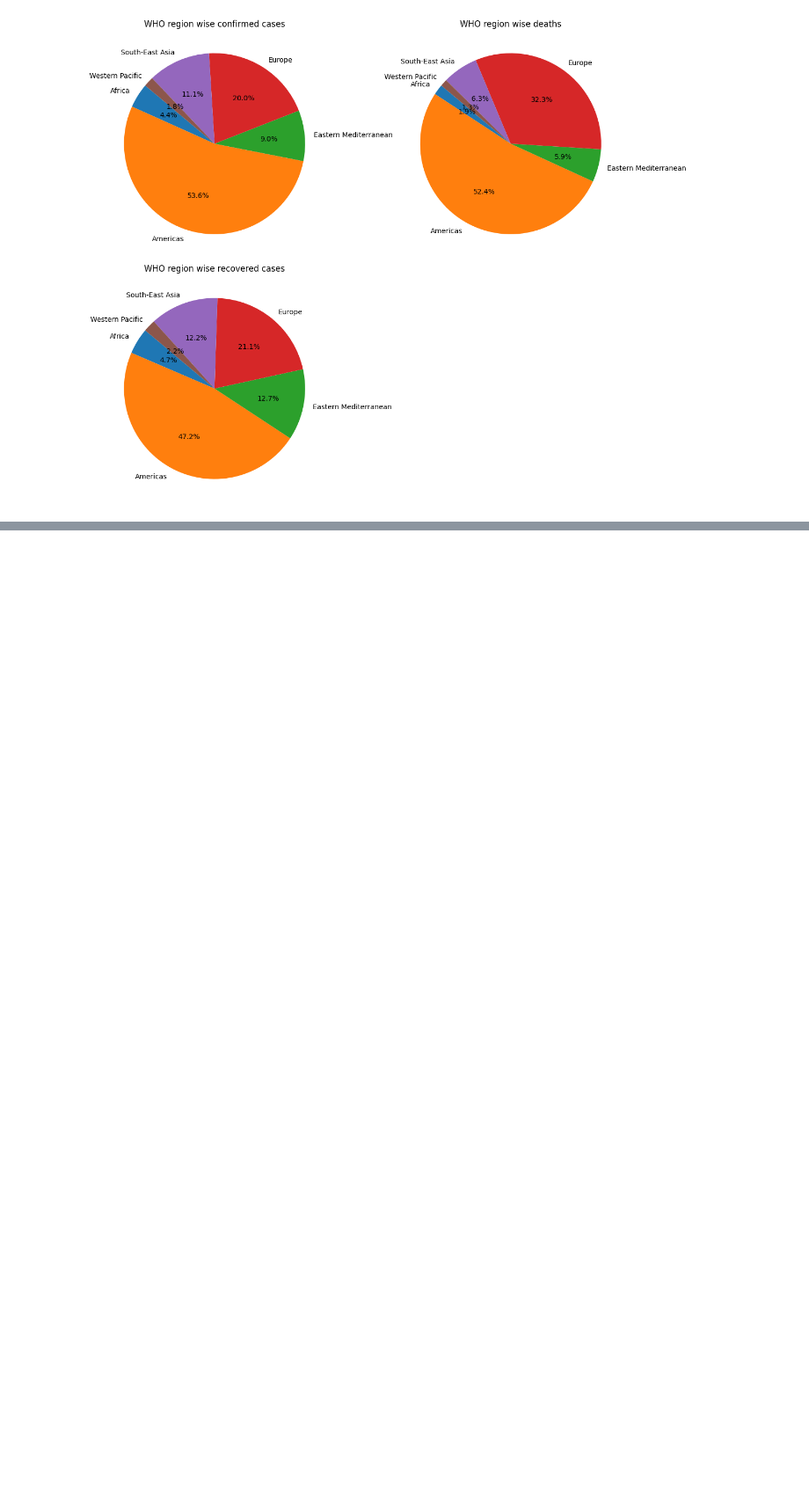
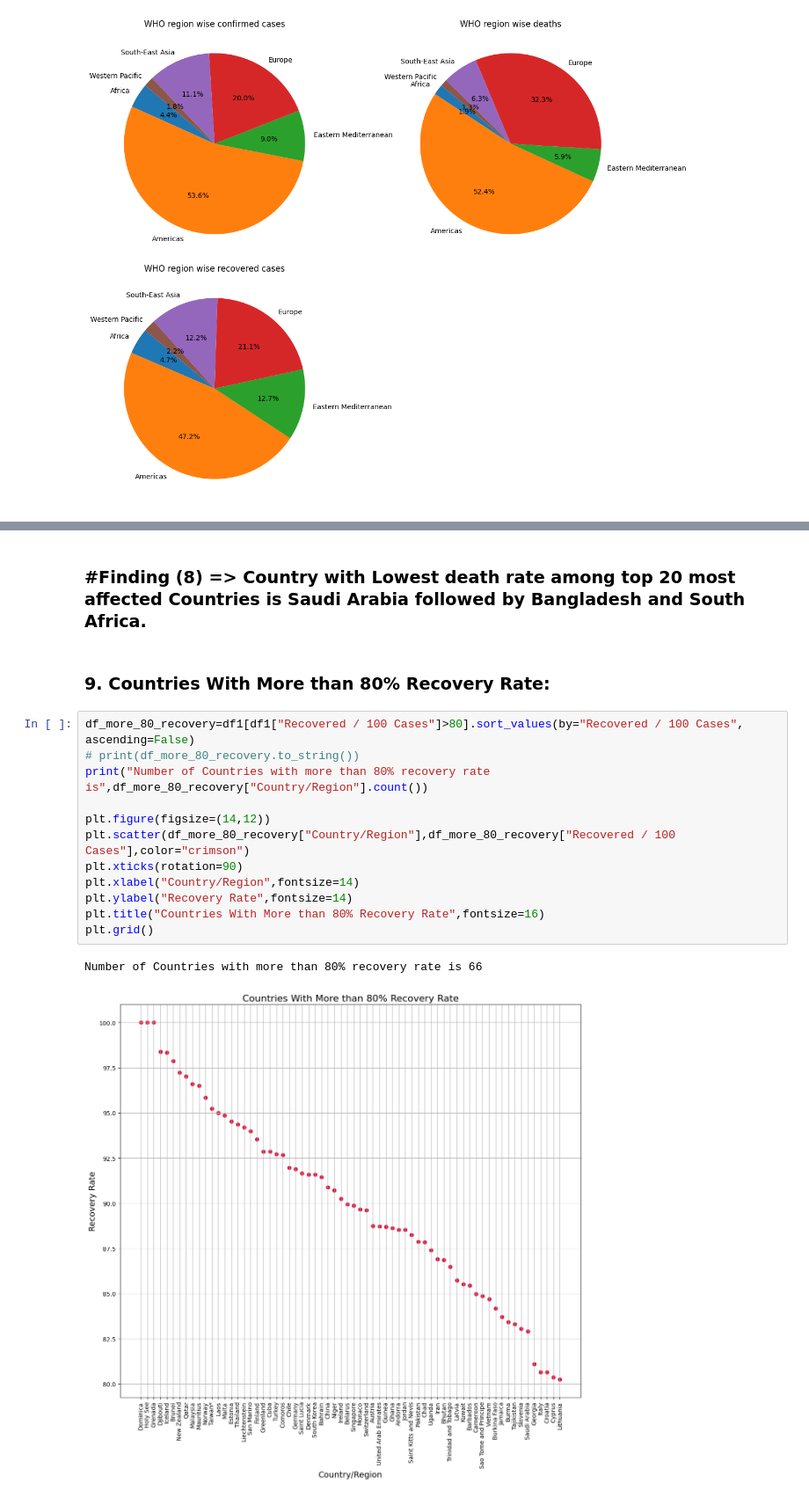
Before and after one commit to joshikunal927/Liabraries, a Jupyter notebook: my project/covid 19/project.ipynb, the cells around one changed output, grey strips where cells are left out. Shown at 88% size. Saved outputs shown, nothing was run; the diff lists cells and outputs as text; blank space fills up the shorter version.

```diff
--- a/my project/covid 19/project.ipynb
+++ b/my project/covid 19/project.ipynb
@@ -285,0 +356,19 @@ Western Pacific           292428    8249     206770    77409       3289
+# %% [markdown]
+### #Finding (8) => Country with Lowest death rate among top 20 most affected Countries is Saudi Arabia followed by Bangladesh and South Africa.
+# %% [markdown]
+### 9. Countries With More than 80% Recovery Rate:
+# %%
+df_more_80_recovery=df1[df1["Recovered / 100 Cases"]>80].sort_values(by="Recovered / 100 Cases", ascending=False)
+# print(df_more_80_recovery.to_string())
+print("Number of Countries with more than 80% recovery rate is",df_more_80_recovery["Country/Region"].count())
+
+plt.figure(figsize=(14,12))
+plt.scatter(df_more_80_recovery["Country/Region"],df_more_80_recovery["Recovered / 100 Cases"],color="crimson")
+plt.xticks(rotation=90)
+plt.xlabel("Country/Region",fontsize=14)
+plt.ylabel("Recovery Rate",fontsize=14)
+plt.title("Countries With More than 80% Recovery Rate",fontsize=16)
+plt.grid()
+# %% [output]
+Number of Countries with more than 80% recovery rate is 66
+[figure, added]
```
Also changed, not shown: parts of 16 cells of this notebook.
